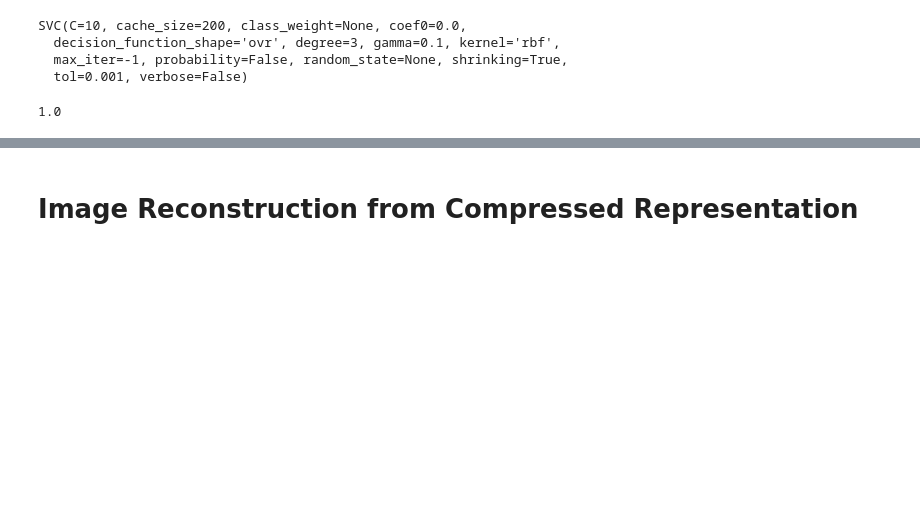
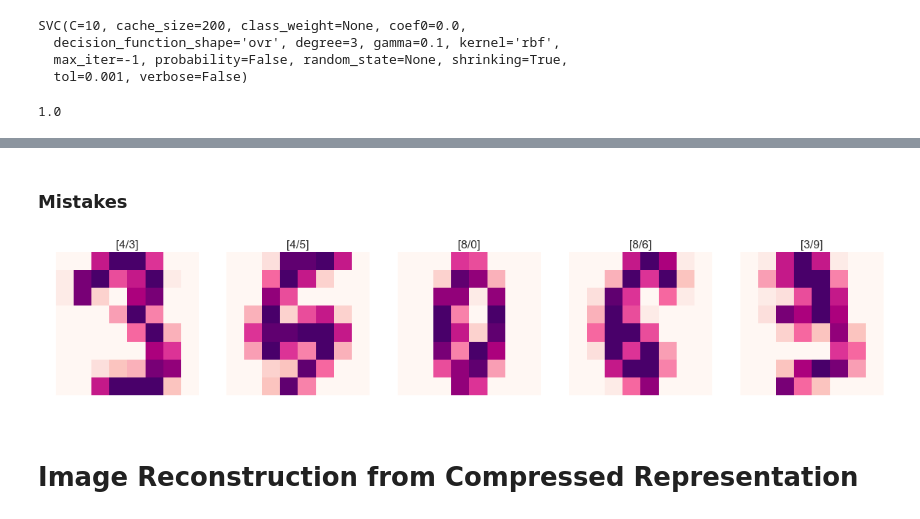
Before and after one commit to derpycoder/pragmatic-machine-learning, a Jupyter notebook: algorithms/pca.ipynb, the cells around one changed output, grey strips where cells are left out. Drawn from its saved outputs; the diff is of its cells as text; code cells hidden in the pictures; blank space fills up the shorter version.

```diff
--- a/algorithms/pca.ipynb
+++ b/algorithms/pca.ipynb
@@ -131,3 +149,20 @@ accuracy_score(y_test, svc.predict(X_test_pca))
+# %% [markdown]
+### Mistakes
+# %%
+sns.set_context('talk')
+
+plt.figure(figsize = (20, 8))
+
+for i, (image, pred_label, label) in enumerate(zip(X_test[y_pred != y_test].iloc[:5, :].values,
+                                                   y_pred[y_pred != y_test][:5],
+                                                   y_test[y_pred != y_test][:5])):
+    plt.subplot(2, 5, i + 1).axis('off')
+    plt.imshow(image.reshape(8, 8), cmap = 'RdPu')
+    plt.title(f'[{pred_label}/{label}]')
+
+plt.show()
+# %% [output]
+[figure, added]
 # %% [markdown]
 # Image Reconstruction from Compressed Representation
 # %%
```
Also changed, not shown: parts of 14 cells of this notebook.
